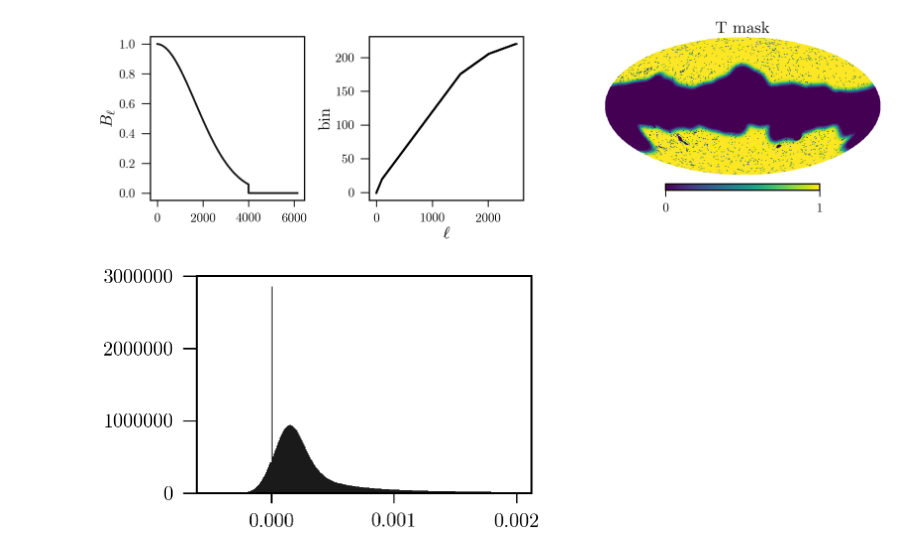
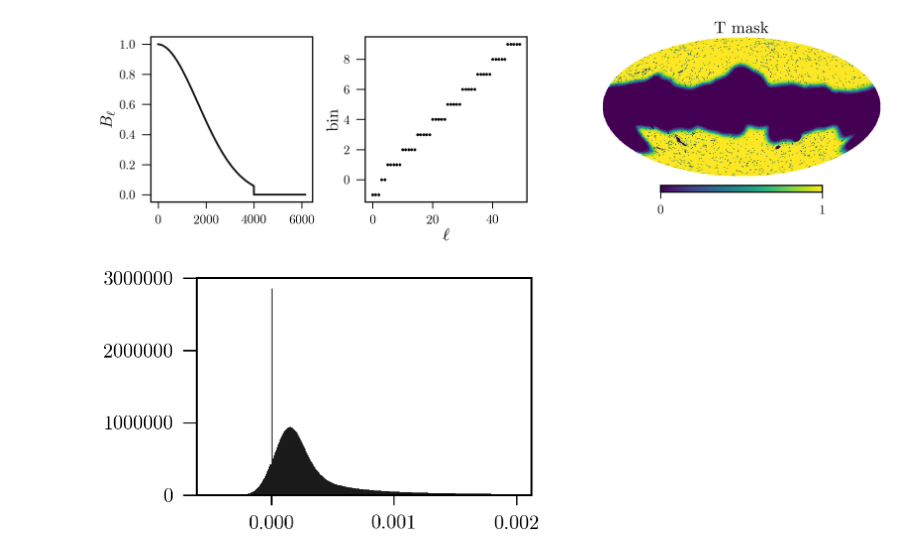
Before and after one commit to xzackli/PSpipe, a Jupyter notebook: project/Planck/Example 1.2 Cross Pol.ipynb, the cells around one changed output. Cells and saved outputs as stored; diff of their text form; code cells hidden in the pictures.

```diff
--- a/project/Planck/Example 1.2 Cross Pol.ipynb
+++ b/project/Planck/Example 1.2 Cross Pol.ipynb
@@ -18,42 +18,56 @@ split0, split1 = '1', '2'
 lmax = 2508
 nside = 2048
 lmax_beam = 3*nside # beam needs to extend to high enough ell for NaMaster
+# %%
+def get_bonus_bins(width=5, top_ell=30, l_min=2):
+    bonus_bin_left, bonus_bin_right = [], []
+    counter = 0
+    for i in list(range(1,top_ell))[::-1]:
+        counter += 1
+        if counter % width == 0:
+            bonus_bin_left.append(i)
+            bonus_bin_right.append(i+width-1)
+        elif i == l_min:
+            bonus_bin_left.append(i)
+            bonus_bin_right.append(width-1)
+    return bonus_bin_left[::-1], bonus_bin_right[::-1]
 # %%
 beam_filename = f'planck_beam/beam_likelihood_{f0}hm1x{f1}hm2.dat'
 beam_ell, beam = np.genfromtxt(beam_filename, unpack=True) # beam file is ell, Bl
 Bl = np.zeros(lmax_beam)
 Bl[beam_ell.astype(int)] = beam
 
-binleft, binright = np.genfromtxt('low_ell_binused.dat',
+binleft, binright = np.genfromtxt('planck_spectra/binused.dat',
                                   unpack=True, usecols=(0,1), dtype=((int), (int)))
+bonus_left, bonus_right = get_bonus_bins(5, l_min=3)
+binleft, binright = np.hstack((bonus_left,binleft)), np.hstack((bonus_right,binright))
 
-binleft, binright = binleft, binright
-ells = np.arange(lmax)
+ells = np.arange(lmax+1)
 bpws = -1+np.zeros_like(ells) #Array of bandpower indices
 for i, (bl, br) in enumerate(zip(binleft, binright)):
     bpws[bl:br+1] = i
 weights = np.array([1 for l in ells])
 b = nmt.NmtBin(nside, bpws=bpws, ells=ells, weights=weights, lmax=lmax, is_Dell=False)
 lb = b.get_effective_ells()
 
 mask0t = hp.read_map(f'masks/COM_Mask_Likelihood-temperature-{f0}_2048_R2.00.fits', verbose=False)
 mask0p = hp.read_map(f'masks/COM_Mask_Likelihood-polarization-{f0}_2048_R2.00.fits', verbose=False)
 mask1t = hp.read_map(f'masks/COM_Mask_Likelihood-temperature-{f1}_2048_R2.00.fits', verbose=False)
 mask1p = hp.read_map(f'masks/COM_Mask_Likelihood-polarization-{f1}_2048_R2.00.fits', verbose=False)
 
 
 fig, ax = plt.subplots(1, 3, figsize=(18,5), gridspec_kw = {'width_ratios':[1, 1, 2]})
 ax[0].plot( np.arange(lmax_beam), Bl)
 ax[0].set_ylabel(r"$B_{\ell}$")
-ax[1].plot(bpws, 'k-')
+ax[1].plot(bpws[:50], 'k.')
 ax[1].set_ylabel('bin')
 ax[1].set_xlabel(r'$\ell$')
 fig.tight_layout()
 
 plt.sca(ax[2])
 hp.mollview(mask0t, hold=True, title='T mask')
 # %% [output]
-[figure, old version]
+[figure, new version]
 # %%
 m0_file = f'maps/PR3/frequencyMaps/HFI_SkyMap_{f0}_2048_R3.01_halfmission-{split0}.fits'
 m1_file = f'maps/PR3/frequencyMaps/HFI_SkyMap_{f1}_2048_R3.01_halfmission-{split1}.fits'
```
Also changed, not shown: parts of 7 cells of this notebook, 4 other files.
